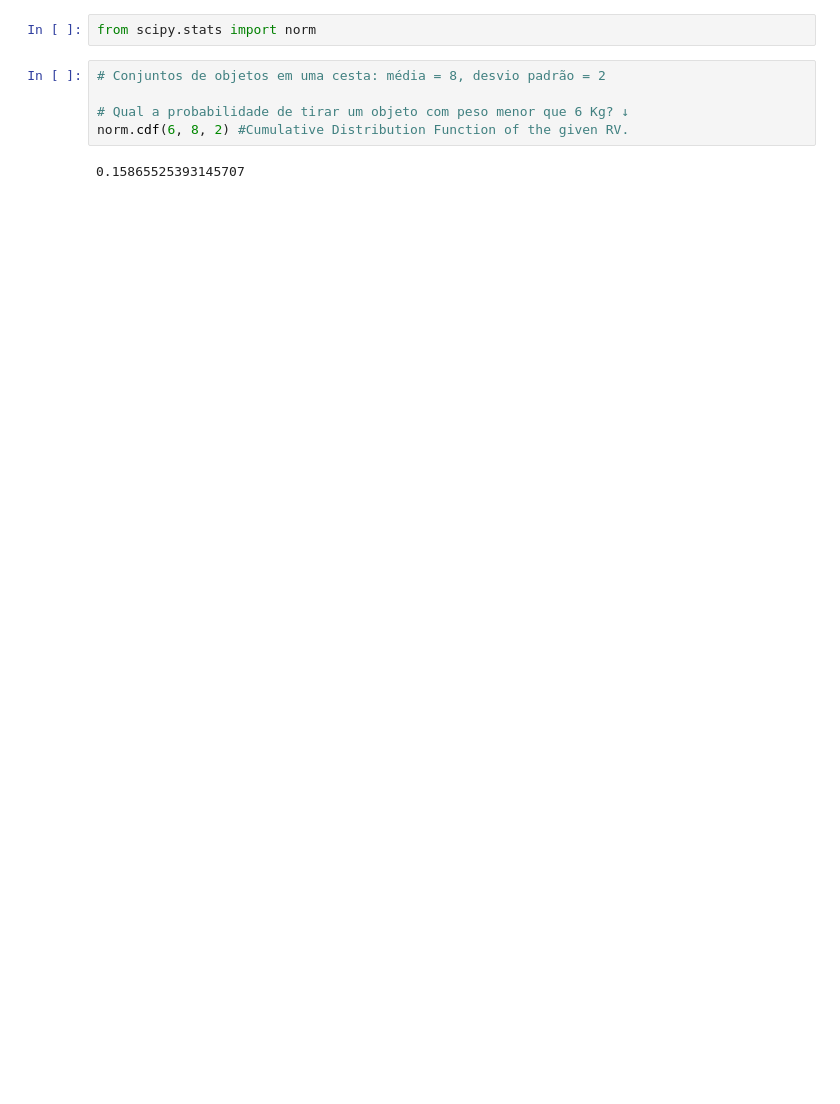
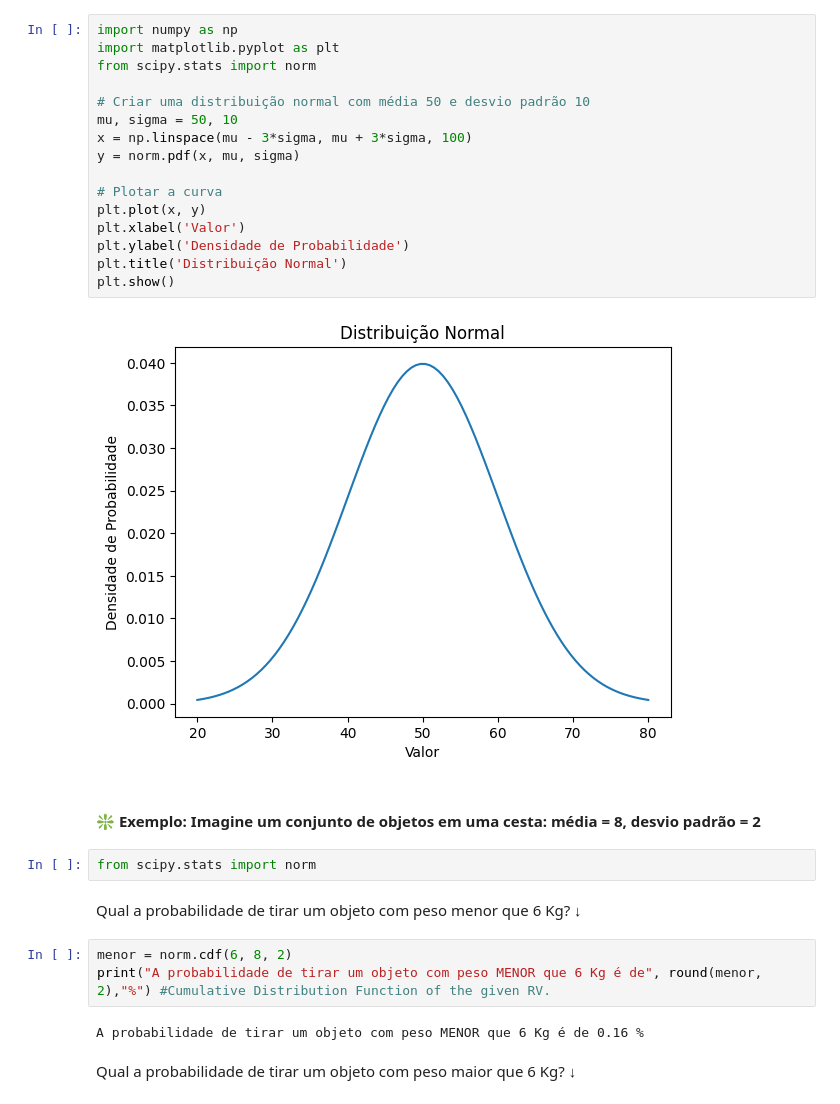
Before and after one commit to guipaleari/udemy_estudo_python, a Jupyter notebook: 04.Estatística 1/26. Distribuição Normal.ipynb, the cells around one changed output. Cells and saved outputs as stored; diff of their text form; blank space fills up the shorter version.

```diff
--- a/04.Estatística 1/26. Distribuição Normal.ipynb
+++ b/04.Estatística 1/26. Distribuição Normal.ipynb
@@ -1,10 +33,32 @@
+# %%
+import numpy as np
+import matplotlib.pyplot as plt
+from scipy.stats import norm
+
+# Criar uma distribuição normal com média 50 e desvio padrão 10
+mu, sigma = 50, 10
+x = np.linspace(mu - 3*sigma, mu + 3*sigma, 100)
+y = norm.pdf(x, mu, sigma)
+
+# Plotar a curva
+plt.plot(x, y)
+plt.xlabel('Valor')
+plt.ylabel('Densidade de Probabilidade')
+plt.title('Distribuição Normal')
+plt.show()
+# %% [output]
+[figure, added]
+# %% [markdown]
+#### ❇️ Exemplo: Imagine um conjunto de objetos em uma cesta: **média = 8**, **desvio padrão = 2** <br>
 # %%
 from scipy.stats import norm
+# %% [markdown]
+Qual a probabilidade de tirar um objeto com peso menor que 6 Kg? ↓
 # %%
-# Conjuntos de objetos em uma cesta: média = 8, desvio padrão = 2
-
-# Qual a probabilidade de tirar um objeto com peso menor que 6 Kg? ↓
-norm.cdf(6, 8, 2) #Cumulative Distribution Function of the given RV.
+menor = norm.cdf(6, 8, 2)
+print("A probabilidade de tirar um objeto com peso MENOR que 6 Kg é de", round(menor, 2),"%") #Cumulative Distribution Function of the given RV.
 # %% [output]
-0.15865525393145707
+A probabilidade de tirar um objeto com peso MENOR que 6 Kg é de 0.16 %
+# %% [markdown]
+Qual a probabilidade de tirar um objeto com peso maior que 6 Kg? ↓
 # %%
```
Also changed, not shown: parts of 13 cells of this notebook, 1 other file.
